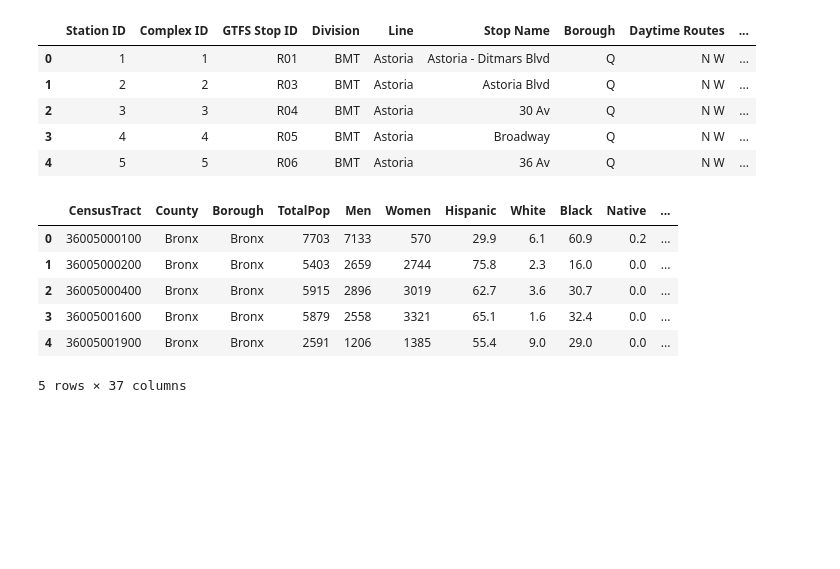
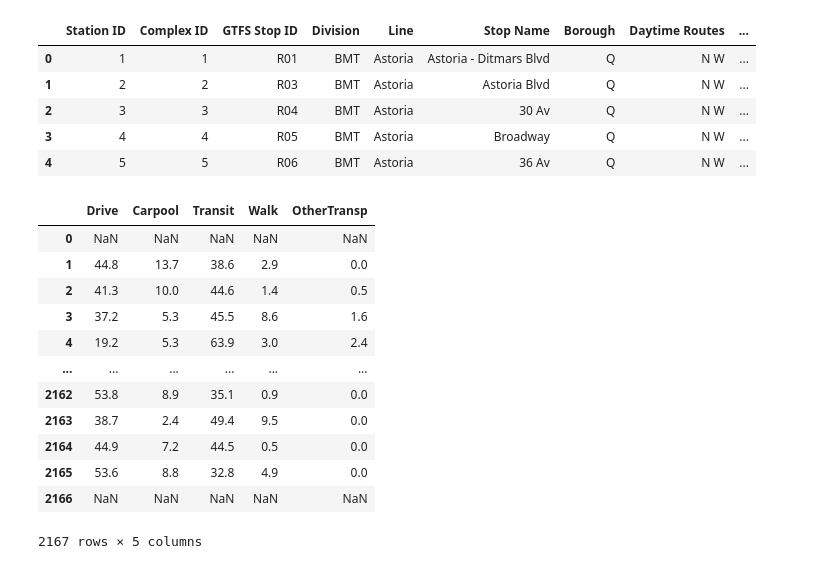
Before and after one commit to brendanlafferty/MTA-EDA, a Jupyter notebook: stations_census_data.ipynb, the cells around one changed output. Saved outputs shown, nothing was run; the diff lists cells and outputs as text; code cells hidden in the pictures; blank space fills up the shorter version.

```diff
--- a/stations_census_data.ipynb
+++ b/stations_census_data.ipynb
@@ -26,14 +26,22 @@ stations.head()
 | 4 | 5 | 5 | R06 | BMT | Astoria | 36 Av | Q | N W | ... |
 # %%
 nyc_census_tracts['Total_Poverty'] = nyc_census_tracts['Poverty'].multiply(nyc_census_tracts['TotalPop']).multiply(1/100)
-nyc_census_tracts.head()
+nyc_census_tracts['Total_Transit'] = nyc_census_tracts['Transit'].multiply(nyc_census_tracts['TotalPop']).multiply(1/100)
+
+nyc_census_tracts[['Drive', 'Carpool', 'Transit', 'Walk', 'OtherTransp']]
 # %% [output]
-|  | CensusTract | County | Borough | TotalPop | Men | Women | Hispanic | White | Black | Native | ... |
-| 0 | 36005000100 | Bronx | Bronx | 7703 | 7133 | 570 | 29.9 | 6.1 | 60.9 | 0.2 | ... |
-| 1 | 36005000200 | Bronx | Bronx | 5403 | 2659 | 2744 | 75.8 | 2.3 | 16.0 | 0.0 | ... |
-| 2 | 36005000400 | Bronx | Bronx | 5915 | 2896 | 3019 | 62.7 | 3.6 | 30.7 | 0.0 | ... |
-| 3 | 36005001600 | Bronx | Bronx | 5879 | 2558 | 3321 | 65.1 | 1.6 | 32.4 | 0.0 | ... |
-| 4 | 36005001900 | Bronx | Bronx | 2591 | 1206 | 1385 | 55.4 | 9.0 | 29.0 | 0.0 | ... |
+|  | Drive | Carpool | Transit | Walk | OtherTransp |
+| 0 | NaN | NaN | NaN | NaN | NaN |
+| 1 | 44.8 | 13.7 | 38.6 | 2.9 | 0.0 |
+| 2 | 41.3 | 10.0 | 44.6 | 1.4 | 0.5 |
+| 3 | 37.2 | 5.3 | 45.5 | 8.6 | 1.6 |
+| 4 | 19.2 | 5.3 | 63.9 | 3.0 | 2.4 |
+| ... | ... | ... | ... | ... | ... |
+| 2162 | 53.8 | 8.9 | 35.1 | 0.9 | 0.0 |
+| 2163 | 38.7 | 2.4 | 49.4 | 9.5 | 0.0 |
+| 2164 | 44.9 | 7.2 | 44.5 | 0.5 | 0.0 |
+| 2165 | 53.6 | 8.8 | 32.8 | 4.9 | 0.0 |
+| 2166 | NaN | NaN | NaN | NaN | NaN |
-5 rows × 37 columns
+2167 rows × 5 columns
 # %%
 stations_with_census = pd.merge(stations,
```
Also changed, not shown: parts of 4 cells of this notebook.
